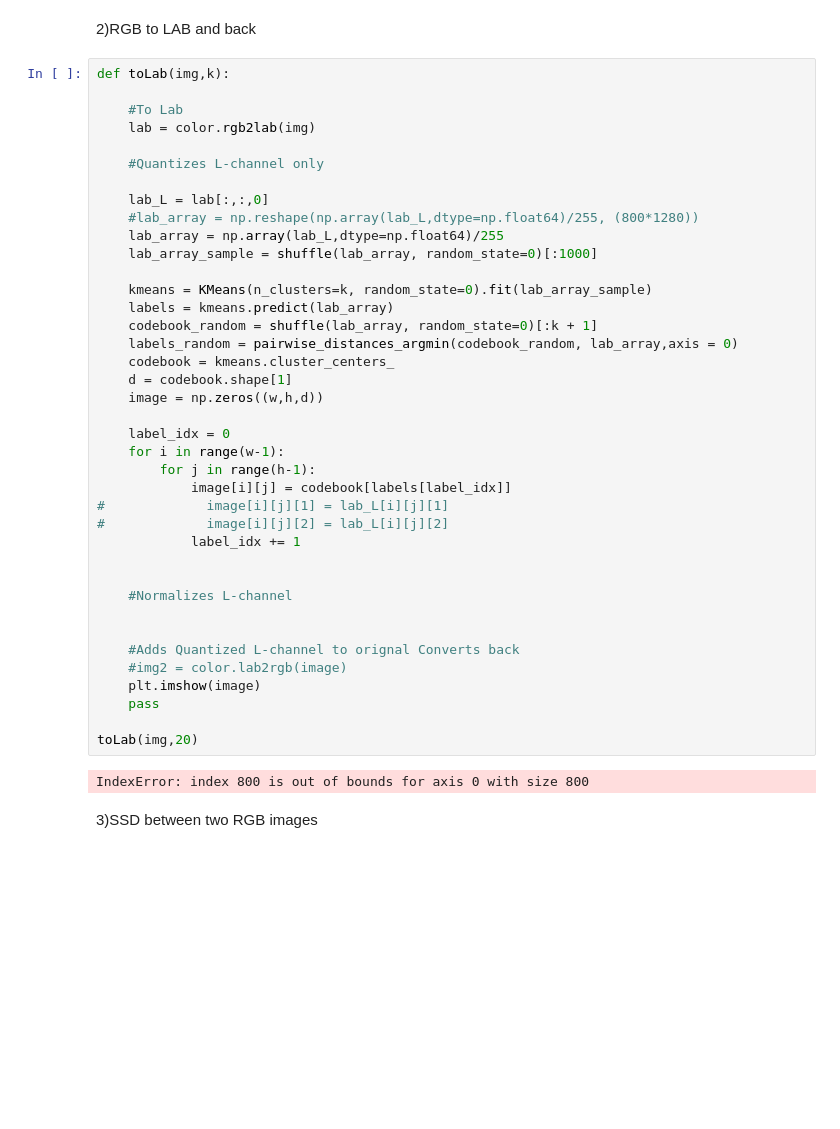
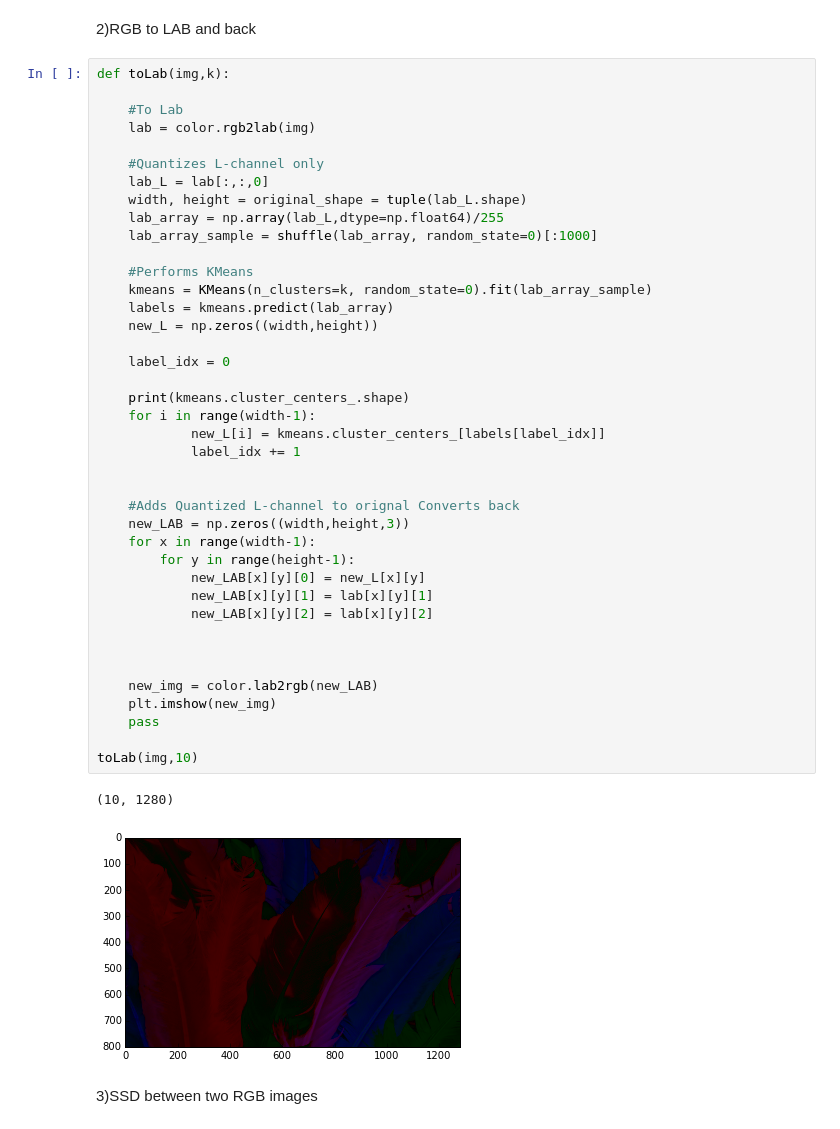
Before and after one commit to ApplyHiTech/CompVisHW1, a Jupyter notebook: Task.2.ipynb, the cells around one changed output. Cells and saved outputs as stored; diff of their text form; blank space fills up the shorter version.

```diff
--- a/Task.2.ipynb
+++ b/Task.2.ipynb
@@ -65,44 +61,46 @@ quantization(img,10)
 # %%
 def toLab(img,k):
 
     #To Lab
     lab = color.rgb2lab(img)
 
     #Quantizes L-channel only
-
     lab_L = lab[:,:,0]
-    #lab_array = np.reshape(np.array(lab_L,dtype=np.float64)/255, (800*1280))
+    width, height = original_shape = tuple(lab_L.shape)
     lab_array = np.array(lab_L,dtype=np.float64)/255
     lab_array_sample = shuffle(lab_array, random_state=0)[:1000]
 
+    #Performs KMeans
     kmeans = KMeans(n_clusters=k, random_state=0).fit(lab_array_sample)
     labels = kmeans.predict(lab_array)
-    codebook_random = shuffle(lab_array, random_state=0)[:k + 1]
-    labels_random = pairwise_distances_argmin(codebook_random, lab_array,axis = 0)
-    codebook = kmeans.cluster_centers_
-    d = codebook.shape[1]
-    image = np.zeros((w,h,d))
+    new_L = np.zeros((width,height))
 
     label_idx = 0
-    for i in range(w-1):
-        for j in range(h-1):
-            image[i][j] = codebook[labels[label_idx]]
-#             image[i][j][1] = lab_L[i][j][1]
-#             image[i][j][2] = lab_L[i][j][2]
+
+    print(kmeans.cluster_centers_.shape)
+    for i in range(width-1):
+            new_L[i] = kmeans.cluster_centers_[labels[label_idx]]
             label_idx += 1
 
 
-    #Normalizes L-channel
+    #Adds Quantized L-channel to orignal Converts back
+    new_LAB = np.zeros((width,height,3))
+    for x in range(width-1):
+        for y in range(height-1):
+            new_LAB[x][y][0] = new_L[x][y]
+            new_LAB[x][y][1] = lab[x][y][1]
+            new_LAB[x][y][2] = lab[x][y][2]
 
 
-    #Adds Quantized L-channel to orignal Converts back
-    #img2 = color.lab2rgb(image)
-    plt.imshow(image)
+
+    new_img = color.lab2rgb(new_LAB)
+    plt.imshow(new_img)
     pass
 
-toLab(img,20)
+toLab(img,10)
 # %% [output]
-IndexError: index 800 is out of bounds for axis 0 with size 800
+(10, 1280)
+[figure, added]
 # %% [markdown]
 3)SSD between two RGB images
 # %%
```
Also changed, not shown: parts of 1 cell of this notebook.
